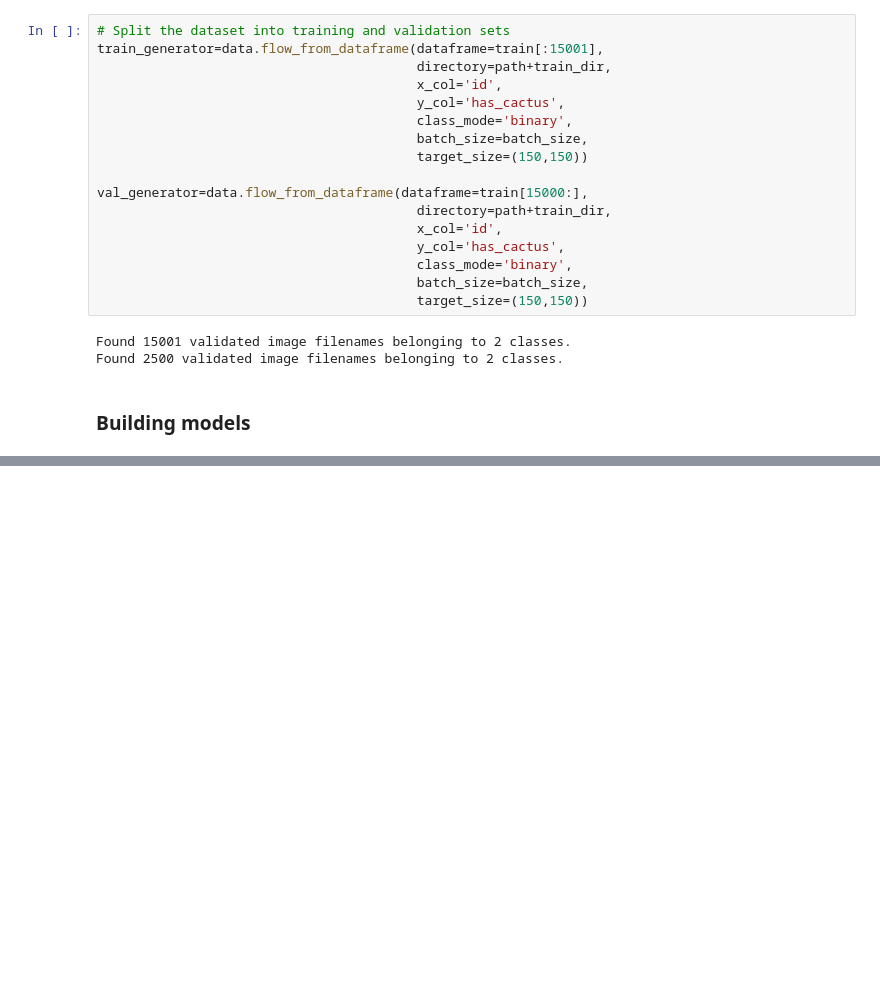
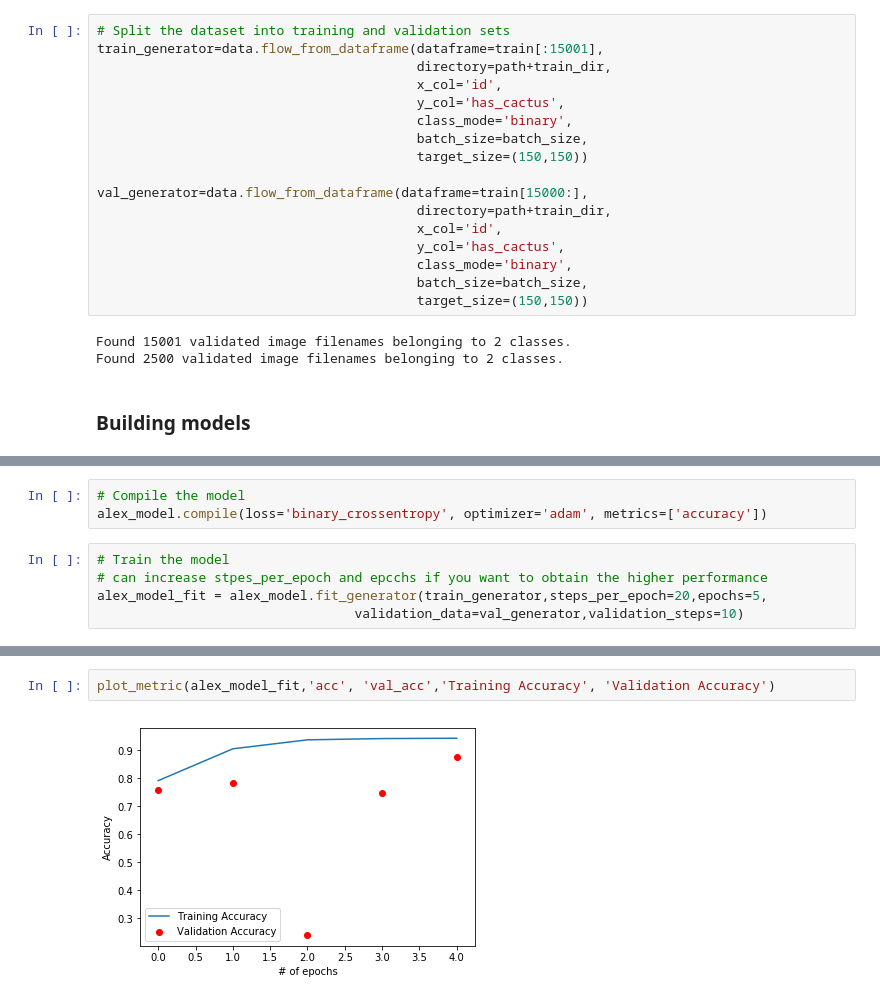
Before and after one commit to kaitensushitogo/Aerial-Cactus-Detection-Kaggle, a Jupyter notebook: Aerial Cactus Detection_Kaggle.ipynb, the cells around one changed output, grey strips where cells are left out. Cells and saved outputs as stored; diff of their text form; blank space fills up the shorter version.

```diff
--- a/Aerial Cactus Detection_Kaggle.ipynb
+++ b/Aerial Cactus Detection_Kaggle.ipynb
@@ -198,0 +278,8 @@ plot_metric(model_fit,'loss', 'val_loss', epochs,'Training Loss', 'Validation Lo
+# %%
+# Compile the model
+alex_model.compile(loss='binary_crossentropy', optimizer='adam', metrics=['accuracy'])
+# %%
+# Train the model
+# can increase stpes_per_epoch and epcchs if you want to obtain the higher performance
+alex_model_fit = alex_model.fit_generator(train_generator,steps_per_epoch=20,epochs=5,
+                                 validation_data=val_generator,validation_steps=10)
@@ -198,0 +297,4 @@ plot_metric(model_fit,'loss', 'val_loss', epochs,'Training Loss', 'Validation Lo
+# %%
+plot_metric(alex_model_fit,'acc', 'val_acc','Training Accuracy', 'Validation Accuracy')
+# %% [output]
+[figure, added]
```
Also changed, not shown: parts of 32 cells of this notebook.
